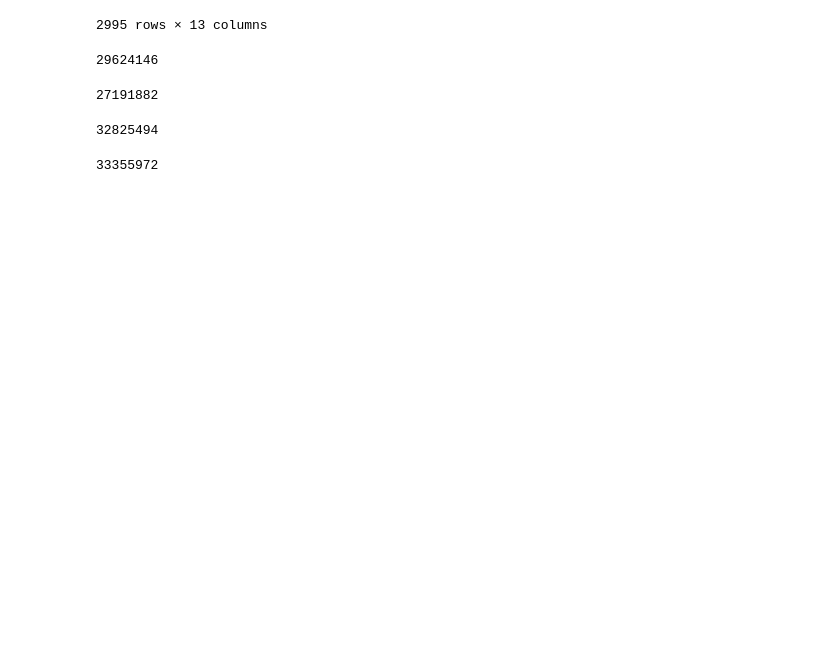
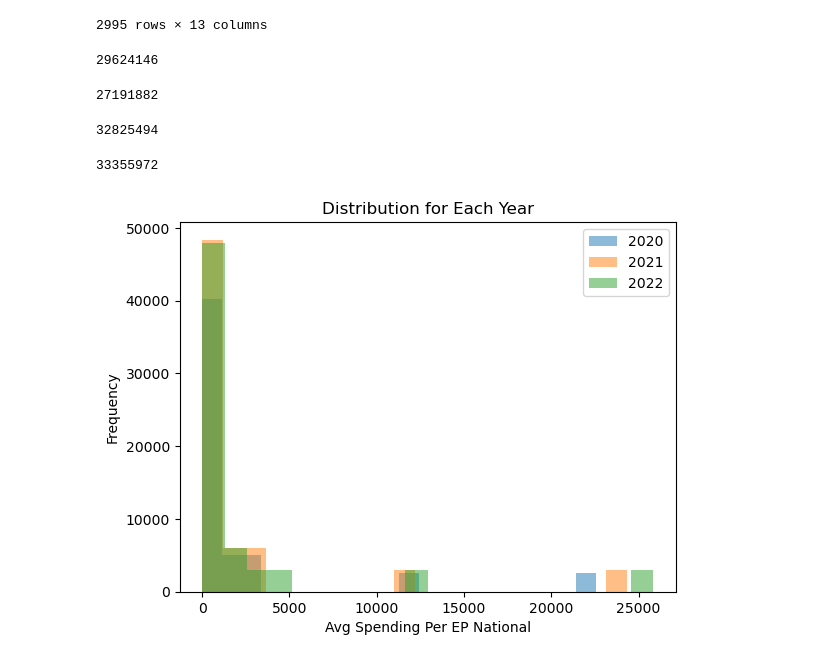
Before and after one commit to ZainabShafi/MEDICARE_EXPENDITURES_ANALYSIS, a Jupyter notebook: Project_1_DFs.ipynb, the cells around one changed output. Cells and saved outputs as stored; diff of their text form; code cells hidden in the pictures; blank space fills up the shorter version.

Commit message:
Graph Analysis Wally

```diff
--- a/Project_1_DFs.ipynb
+++ b/Project_1_DFs.ipynb
@@ -5,9 +7,15 @@ medicare_2019 = pd.read_csv("/Users/zainabshafi/Desktop/Project_1/Medicare_Hospi
 # %%
-medicare_2020 = pd.read_csv("/Users/zainabshafi/Desktop/Project_1/Medicare_Hospital_Spending_by_Claim_2020.csv",encoding='utf-8')
+#medicare_2020 = pd.read_csv("/Users/zainabshafi/Desktop/Project_1/Medicare_Hospital_Spending_by_Claim_2020.csv",encoding='utf-8')
+
+medicare_2020 = pd.read_csv("Resources/Medicare_Hospital_Spending_by_Claim_2020.csv",encoding='utf-8')
 # %%
-medicare_2021 = pd.read_csv("/Users/zainabshafi/Desktop/Project_1/Medicare_Hospital_Spending_by_Claim_2021.csv", encoding='utf-8')
+#medicare_2021 = pd.read_csv("/Users/zainabshafi/Desktop/Project_1/Medicare_Hospital_Spending_by_Claim_2021.csv", encoding='utf-8')
+
+medicare_2021 = pd.read_csv("Resources/Medicare_Hospital_Spending_by_Claim_2021.csv",encoding='utf-8')
 # %%
-medicare_2022 = pd.read_csv("/Users/zainabshafi/Desktop/Project_1/Medicare_Hospital_Spending_by_Claim_2022.csv", encoding='utf-8')
+#medicare_2022 = pd.read_csv("/Users/zainabshafi/Desktop/Project_1/Medicare_Hospital_Spending_by_Claim_2022.csv", encoding='utf-8')
+
+medicare_2022 = pd.read_csv("Resources/Medicare_Hospital_Spending_by_Claim_2022.csv",encoding='utf-8')
 # %%
 #experimenting with 2020
 medicare_2020.dtypes
@@ -633,3 +639,17 @@ period_2021["Avg Spndg Per EP Hospital"].sum()
 period_2022["Avg Spndg Per EP Hospital"].sum()
 # %% [output]
 33355972
+# %%
+# Plot histograms for Avg Spending Per EP National for each year
+import matplotlib.pyplot as plt
+
+plt.hist(medicare_2020['Avg Spndg Per EP National'], bins=20, alpha=0.5, label='2020')
+plt.hist(medicare_2021['Avg Spndg Per EP National'], bins=20, alpha=0.5, label='2021')
+plt.hist(medicare_2022['Avg Spndg Per EP National'], bins=20, alpha=0.5, label='2022')
+plt.xlabel('Avg Spending Per EP National')
+plt.ylabel('Frequency')
+plt.title('Distribution for Each Year')
+plt.legend()
+plt.show()
+# %% [output]
+[figure, added]
```
Also changed, not shown: parts of 4 cells of this notebook.
